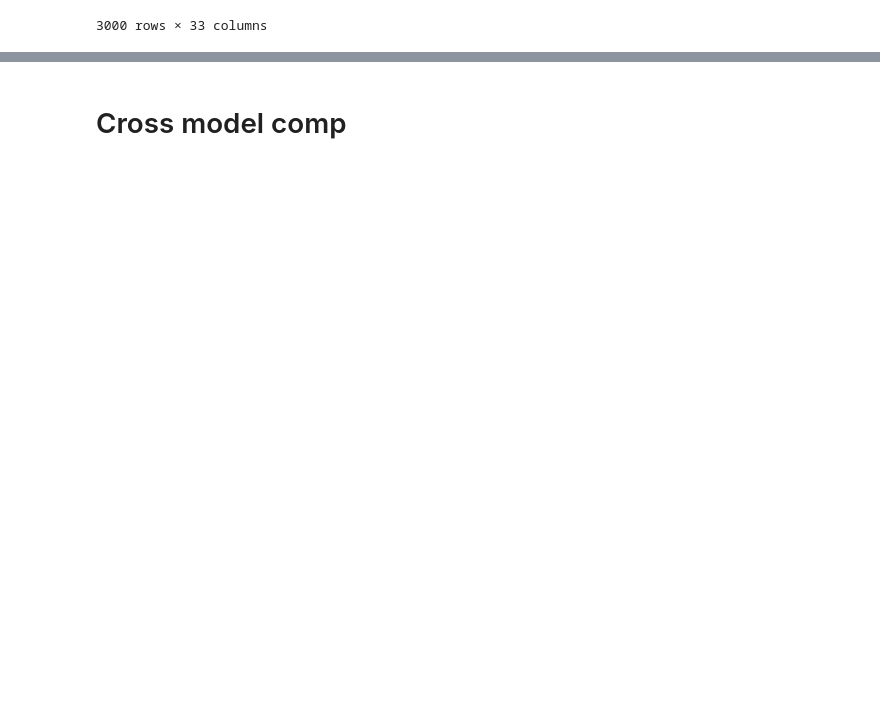
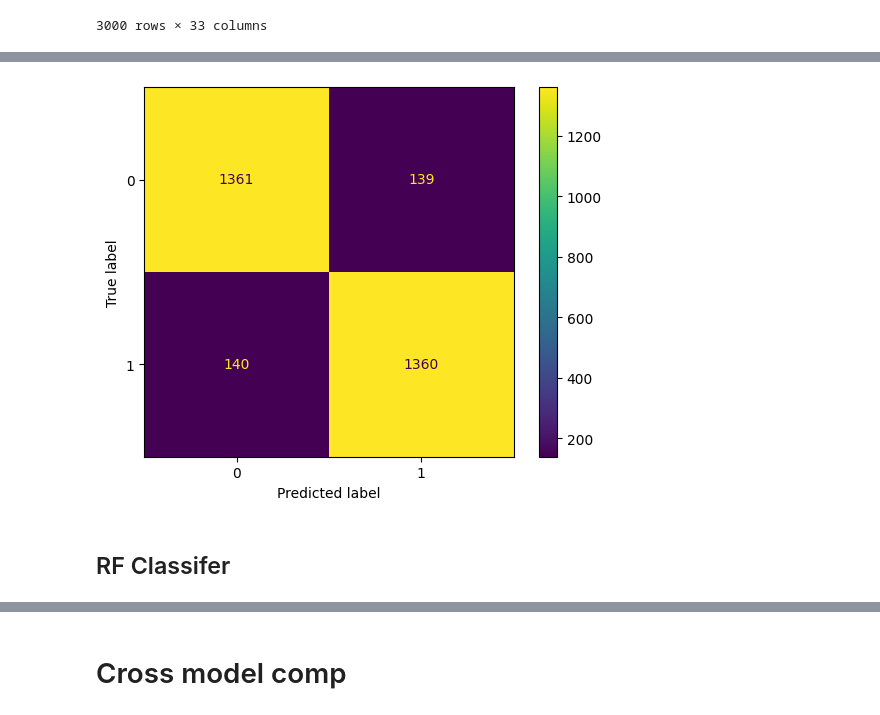
Before and after one commit to MayerT1/AIA_Project, a Jupyter notebook: AIA_Project_Meta_model_approach.ipynb, the cells around one changed output, grey strips where cells are left out. Drawn from its saved outputs; the diff is of its cells as text; code cells hidden in the pictures; blank space fills up the shorter version.

```diff
--- a/AIA_Project_Meta_model_approach.ipynb
+++ b/AIA_Project_Meta_model_approach.ipynb
@@ -578,0 +393,17 @@ RMSE train on test 1.9348480054570247
+# %%
+
+param_grid = {'C': [10],'coef0': [0.01], 'degree': [3], 'gamma': [0.1], 'kernel': ['rbf']}
+
+# param_grid = {'kernel' : ['linear', 'poly', 'rbf', 'sigmoid'],
+#               'C' : [0.1, 1, 10],
+#               'degree' : [3],
+#               'coef0' : [0.01,10],
+#               'gamma' : [0.1, 0.01, 0.001]}
+
+
+grid_svc = GridSearchCV(SVC(), param_grid, cv = folds, refit = True, verbose = 3, scoring = score_calc)
+grid_svc.fit(x_train_sc.values, y_train["cropland"].values)
+
+sc_svc = get_best_score(grid_svc)
+
+pred_svc = grid_svc.predict(x_test_sc.values)
@@ -578,0 +420,8 @@ RMSE train on test 1.9348480054570247
+# %%
+print('F1-Score:', f1_score(y_test, pred_svc))
+print('Recall:', recall_score(y_test, pred_svc))
+print('Accuracy:',accuracy_score(y_test, pred_svc))
+print('Precision:',precision_score(y_test, pred_svc))
+print('classification_report',classification_report(y_test, pred_svc))
+cm = confusion_matrix(y_test, pred_svc)
+cm
@@ -578,0 +443,9 @@ RMSE train on test 1.9348480054570247
+# %%
+disp = ConfusionMatrixDisplay(confusion_matrix=cm, display_labels= [0, 1])
+disp.plot()
+
+plt.show()
+# %% [output]
+[figure, added]
+# %% [markdown]
+## RF Classifer
```
Also changed, not shown: parts of 71 cells of this notebook.
